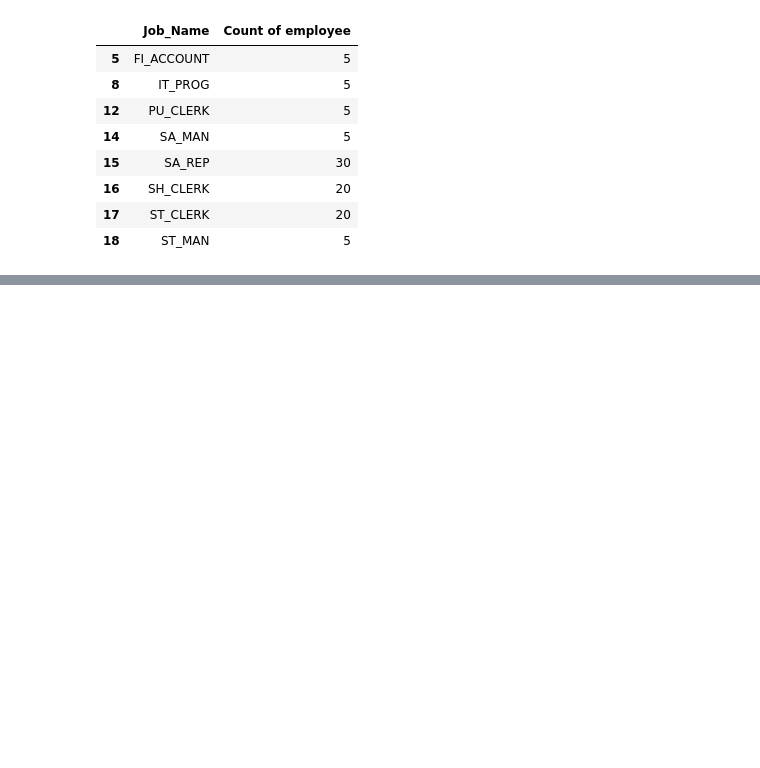
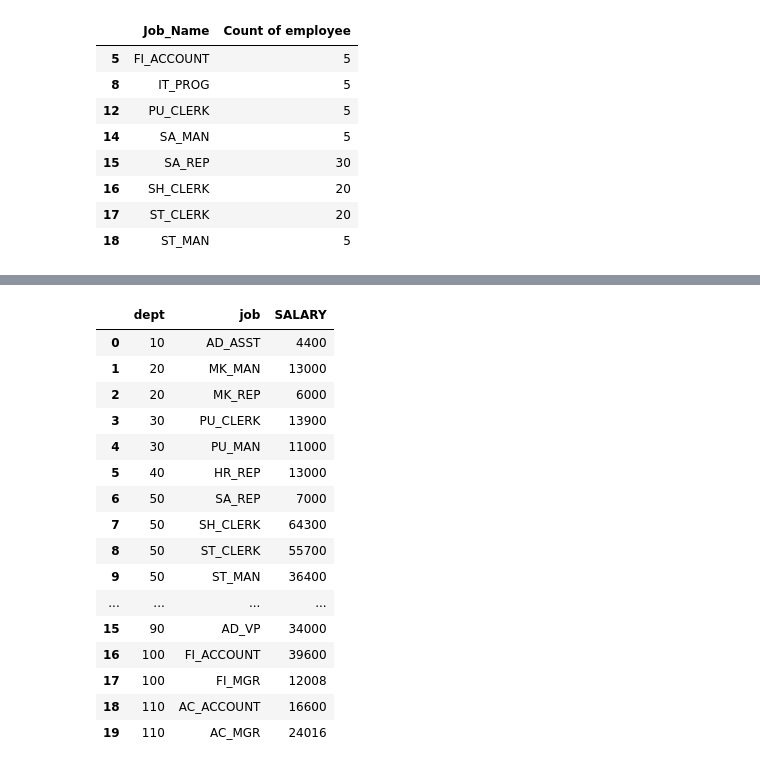
Before and after one commit to SmriteePoudel/DataScience, a Jupyter notebook: DataAnalysis.ipynb, the cells around one changed output, grey strips where cells are left out. Cells and saved outputs as stored; diff of their text form; code cells hidden in the pictures; blank space fills up the shorter version.

```diff
--- a/DataAnalysis.ipynb
+++ b/DataAnalysis.ipynb
@@ -144,0 +156,26 @@ job_emp[job_filter]
+# %%
+dep_job = (
+    df.groupby(['DEPARTMENT_ID', 'JOB_ID'])['SALARY']
+      .sum()
+      .reset_index()
+      .rename(columns={'DEPARTMENT_ID': 'dept', 'JOB_ID': 'job'})
+)
+dep_job
+# %% [output]
+|  | dept | job | SALARY |
+| 0 | 10 | AD_ASST | 4400 |
+| 1 | 20 | MK_MAN | 13000 |
+| 2 | 20 | MK_REP | 6000 |
+| 3 | 30 | PU_CLERK | 13900 |
+| 4 | 30 | PU_MAN | 11000 |
+| 5 | 40 | HR_REP | 13000 |
+| 6 | 50 | SA_REP | 7000 |
+| 7 | 50 | SH_CLERK | 64300 |
+| 8 | 50 | ST_CLERK | 55700 |
+| 9 | 50 | ST_MAN | 36400 |
+| ... | ... | ... | ... |
+| 15 | 90 | AD_VP | 34000 |
+| 16 | 100 | FI_ACCOUNT | 39600 |
+| 17 | 100 | FI_MGR | 12008 |
+| 18 | 110 | AC_ACCOUNT | 16600 |
+| 19 | 110 | AC_MGR | 24016 |
```
Also changed, not shown: parts of 6 cells of this notebook, 1 other file.
